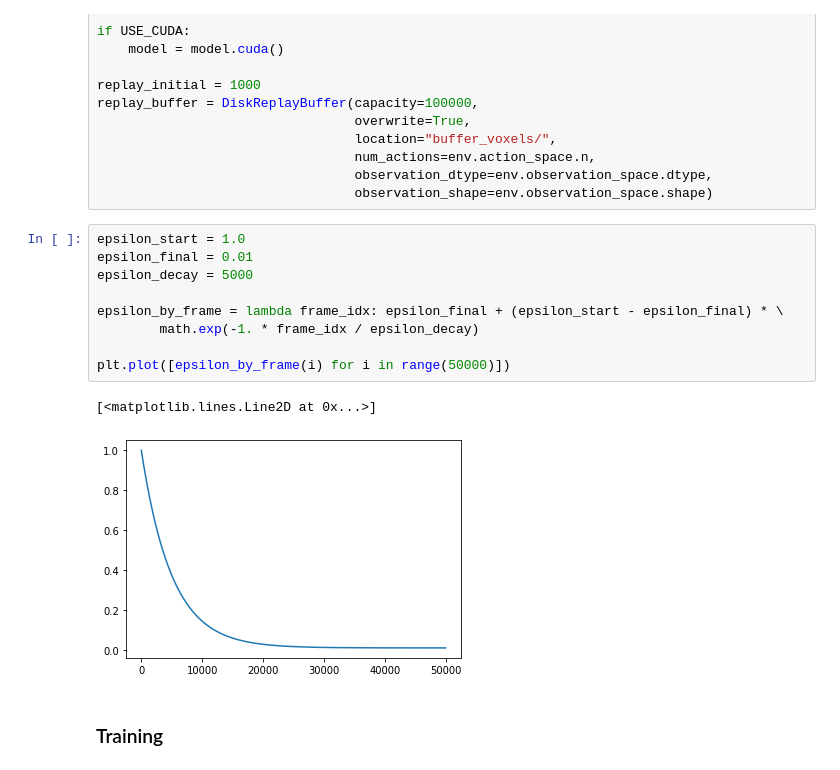
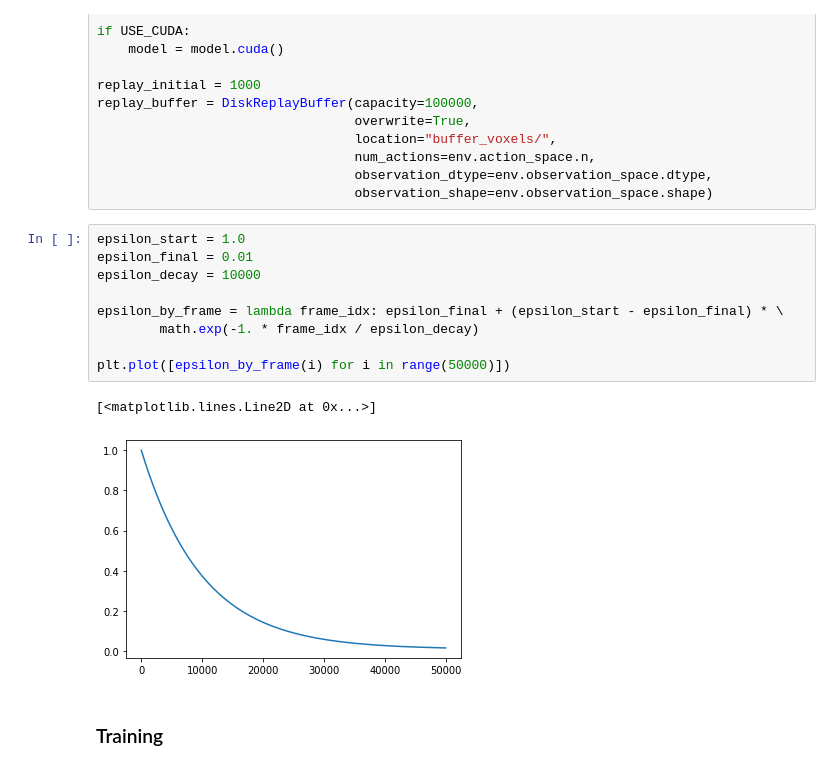
Before and after one commit to PotapovaSofia/NextBestViewRL, a Jupyter notebook: Train.ipynb, the cells around one changed output. Saved outputs shown, nothing was run; the diff lists cells and outputs as text.

```diff
--- a/Train.ipynb
+++ b/Train.ipynb
@@ -87,15 +87,15 @@ replay_buffer = DiskReplayBuffer(capacity=100000,
 # %%
 epsilon_start = 1.0
 epsilon_final = 0.01
-epsilon_decay = 5000
+epsilon_decay = 10000
 
 epsilon_by_frame = lambda frame_idx: epsilon_final + (epsilon_start - epsilon_final) * \
         math.exp(-1. * frame_idx / epsilon_decay)
 
 plt.plot([epsilon_by_frame(i) for i in range(50000)])
 # %% [output]
 [<matplotlib.lines.Line2D at 0x...>]
-[figure, old version]
+[figure, new version]
 # %% [markdown]
 ### Training
 # %%
```
Also changed, not shown: parts of 20 cells of this notebook, 5 other files.
